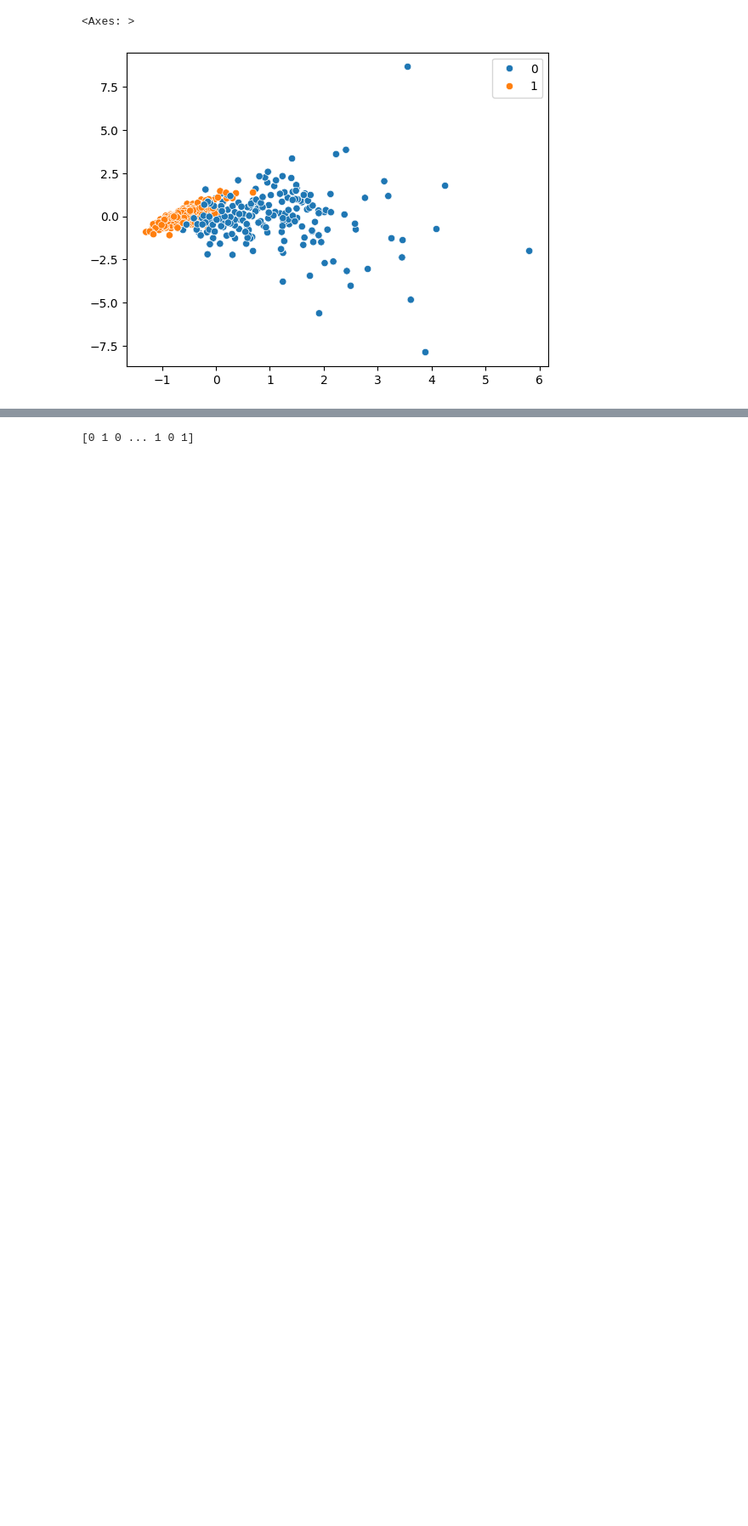
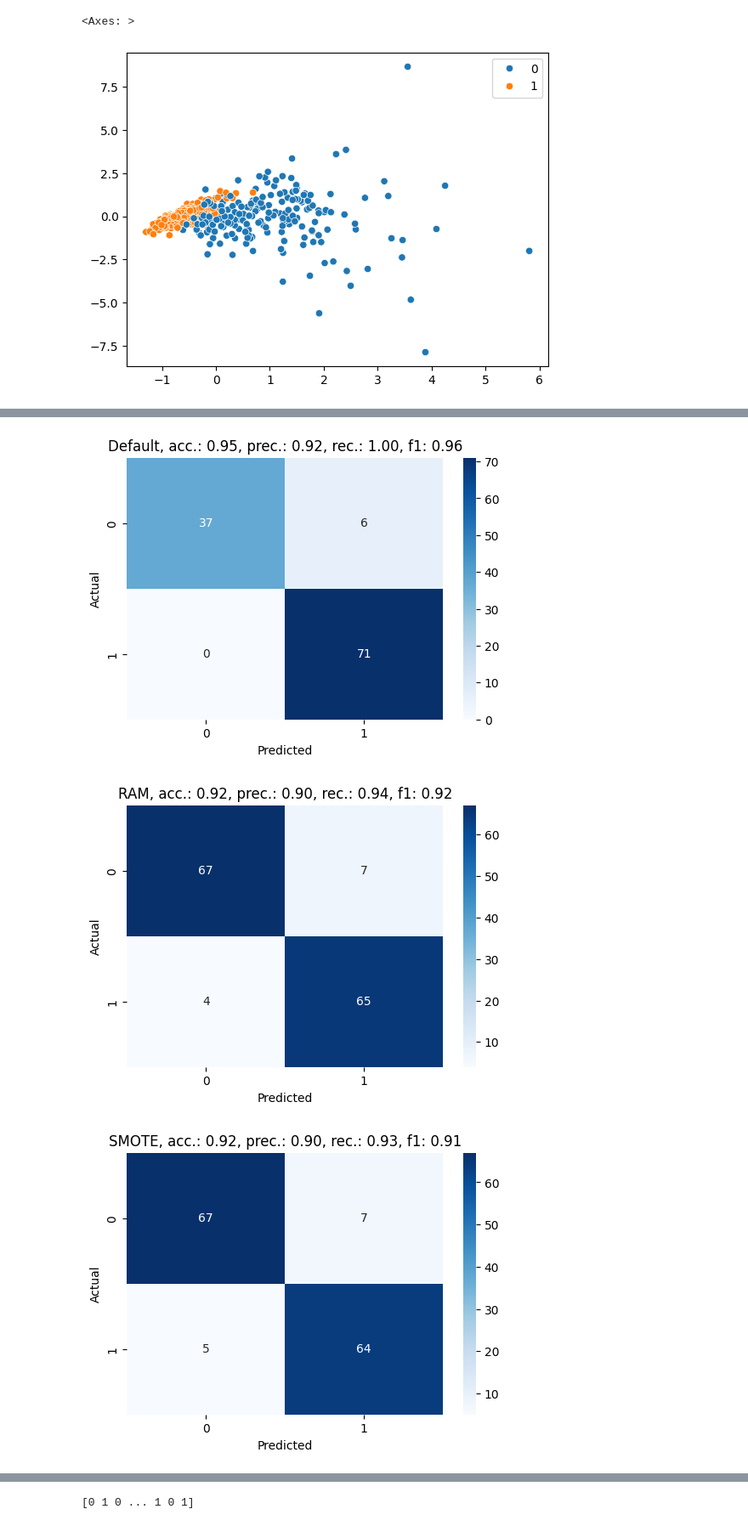
Before and after one commit to Jaromek/radialAngleAugmentation, a Jupyter notebook: wykresy/metodyNumeryczneSprawdzenia.ipynb, the cells around one changed output, grey strips where cells are left out. Shown at 85% size. Drawn from its saved outputs; the diff is of its cells as text; code cells hidden in the pictures; blank space fills up the shorter version.

```diff
--- a/wykresy/metodyNumeryczneSprawdzenia.ipynb
+++ b/wykresy/metodyNumeryczneSprawdzenia.ipynb
@@ -324,6 +324,10 @@ ic| timeROS: 0.0018231868743896484
 # %%
-# train_and_evaluate_models(cancer_standard, cancer_data_default.target, 'Default')
-# train_and_evaluate_models(cancer_RAM_x, cancer_RAM_y, 'RAM')
-# train_and_evaluate_models(cancer_SMOTE_x, cancer_SMOTE_y, 'SMOTE')
-# train_and_evaluate_models(cancer_ADASYN_x, cancer_ADASYN_y, 'ADASYN')
-# train_and_evaluate_models(cancer_ROS_x, cancer_ROS_y, 'ROS')
+train_and_evaluate_models(cancer_standard, cancer_data_default.target, 'Default')
+train_and_evaluate_models(cancer_RAM_x, cancer_RAM_y, 'RAM')
+train_and_evaluate_models(cancer_SMOTE_x, cancer_SMOTE_y, 'SMOTE')
+train_and_evaluate_models(cancer_ADASYN_x, cancer_ADASYN_y, 'ADASYN')
+train_and_evaluate_models(cancer_ROS_x, cancer_ROS_y, 'ROS')
+# %% [output]
+[figure, added]
+[figure, added]
+[figure, added]
```
Also changed, not shown: parts of 9 cells of this notebook.
